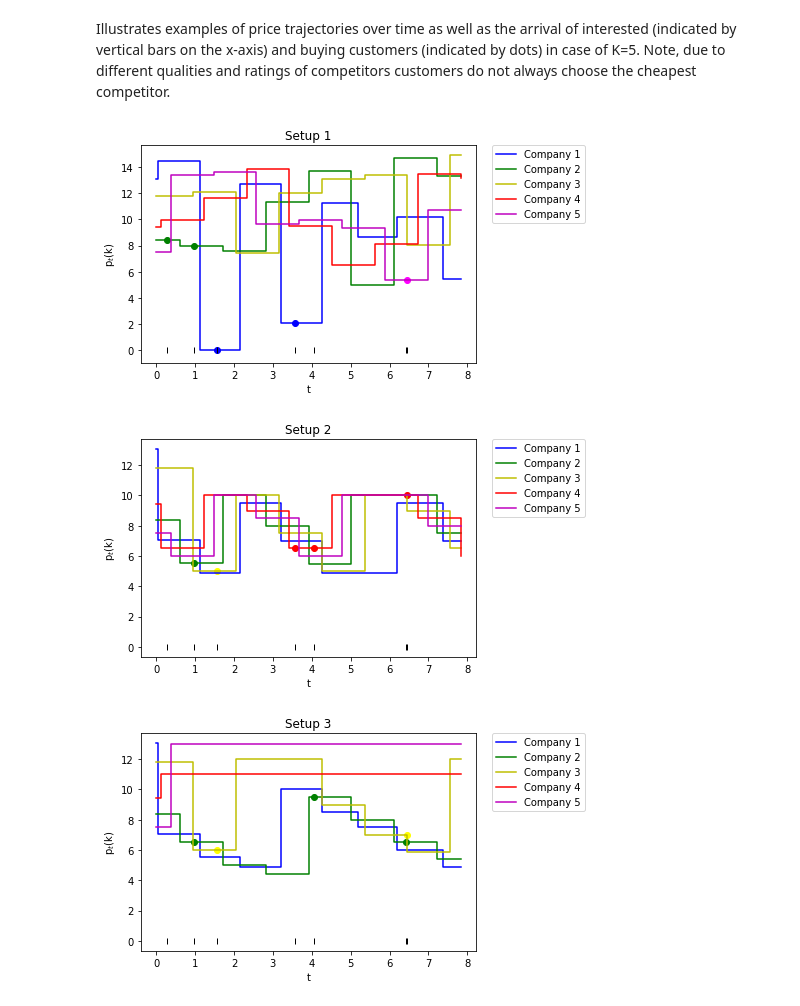
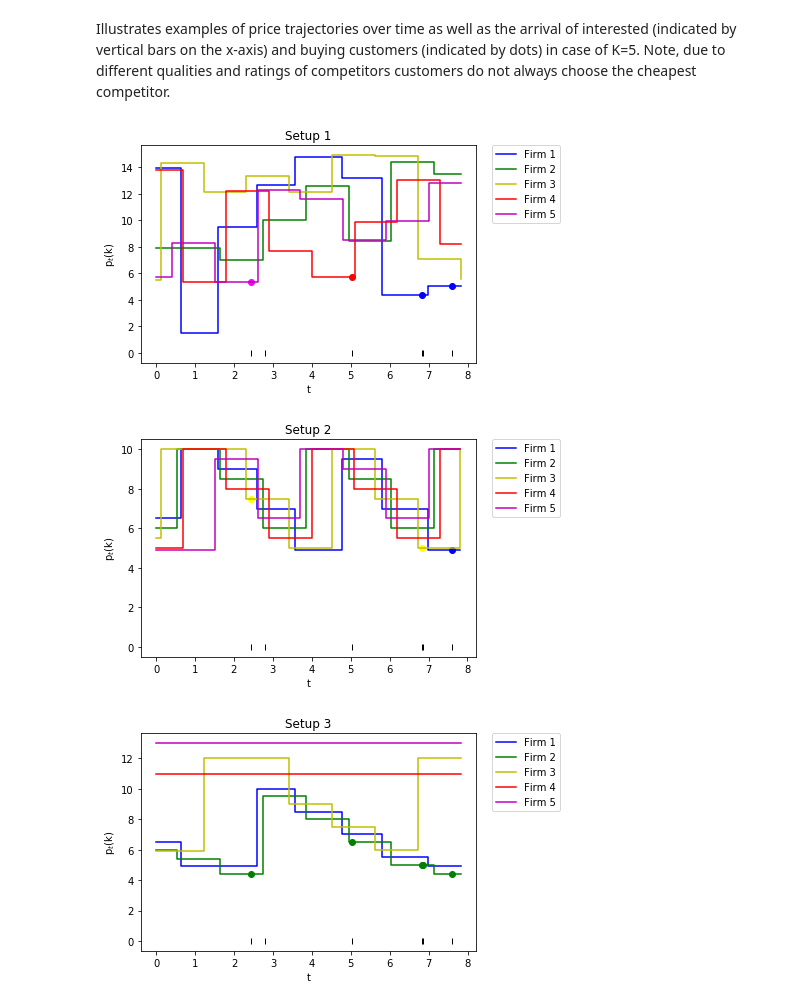
Before and after one commit to hpi-epic/pricing_competition_simulation, a Jupyter notebook: market_simulation.ipynb, the cells around one changed output. Saved outputs shown, nothing was run; the diff lists cells and outputs as text; code cells hidden in the pictures.

```diff
--- a/market_simulation.ipynb
+++ b/market_simulation.ipynb
@@ -36,6 +36,6 @@ random.seed(12530586)
 # %%
 pricesCompanies = np.array([[round(random.uniform(6,16),2) for _ in range(numberPlayers)]for _ in range(iterateDifferentStart)])
-qualityCompanies = np.array([[round(random.uniform(1,5)) for _ in range(numberPlayers)]for _ in range(iterateDifferentStart)])
+qualityCompanies = np.array([[round(random.uniform(0.5,5.5)) for _ in range(numberPlayers)]for _ in range(iterateDifferentStart)])
 ratingCompanies = np.array([[round(random.uniform(90,100),1) for _ in range(numberPlayers)]for _ in range(iterateDifferentStart)])
 # %%
 def calculateTimeOfAdjustmentsCompany(numberReactionEvent, company, timeBetweenMarketEvents, first_reaction):
@@ -133,6 +133,8 @@ def explanatoryVariables(d, s, explanatoryVariable, countAdjustment, strat):
 
 def calculatePrices(pricesCompaniesAdjustments, adjustingFirm, strategy):
     pricesCompaniesAdjustments = np.array(pricesCompaniesAdjustments)
+    for comp in range(numberPlayers):
+        pricesCompaniesAdjustments[0:, comp] = strategy[str(comp)](pricesCompaniesAdjustments[0],comp)
     for i in range(1,len(pricesCompaniesAdjustments)-1):
         pricesCompaniesAdjustments[i:,adjustingFirm[i]] = strategy[str(adjustingFirm[i])](pricesCompaniesAdjustments[i-1],adjustingFirm[i])
     pricesCompaniesAdjustments[len(pricesCompaniesAdjustments)-1] = pricesCompaniesAdjustments[len(pricesCompaniesAdjustments)-2]
@@ -193,31 +195,31 @@ Note, due to different qualities and ratings of competitors customers do not alw
 # %%
 last_time = 8
 adjustments = [t for t in range(numberPriceAdjustmentsBeforeHorizon[0,0]) if traject_out[0,0,0][t][0][1]<last_time]
 colors = ["blue","green","yellow","red","magenta"]
 companies = range(numberPlayers)
 arrivals = np.concatenate(np.array([arrival_out[0,0][t] for t in adjustments if arrival_out[0,0][t].size]).squeeze())
 if arrivals.ndim == 1:
     arrivals = (np.array([arrival_out[0,0][t] for t in adjustments if arrival_out[0,0][t].size]).squeeze())
 arrivals = np.array([arrival for arrival in arrivals if arrival[0]<last_time])
 for strat in range(len(strategies)):
-    plt.step([traject_out[strat,0,0][t][0][1] for t in adjustments], [traject_out[strat,0,0][t][0][0] for t in adjustments], 'b-', label='Company 1', where="post")
-    plt.step([traject_out[strat,0,0][t][0][1] for t in adjustments], [traject_out[strat,0,0][t][1][0] for t in adjustments], 'g-', label='Company 2', where="post")
-    plt.step([traject_out[strat,0,0][t][0][1] for t in adjustments], [traject_out[strat,0,0][t][2][0] for t in adjustments], 'y-', label='Company 3', where="post")
-    plt.step([traject_out[strat,0,0][t][0][1] for t in adjustments], [traject_out[strat,0,0][t][3][0] for t in adjustments], 'r-', label='Company 4', where="post")
-    plt.step([traject_out[strat,0,0][t][0][1] for t in adjustments], [traject_out[strat,0,0][t][4][0] for t in adjustments], 'm-', label='Company 5', where="post")
+    plt.step([traject_out[strat,0,0][t][0][1] for t in adjustments], [traject_out[strat,0,0][t][0][0] for t in adjustments], 'b-', label='Firm 1', where="post")
+    plt.step([traject_out[strat,0,0][t][0][1] for t in adjustments], [traject_out[strat,0,0][t][1][0] for t in adjustments], 'g-', label='Firm 2', where="post")
+    plt.step([traject_out[strat,0,0][t][0][1] for t in adjustments], [traject_out[strat,0,0][t][2][0] for t in adjustments], 'y-', label='Firm 3', where="post")
+    plt.step([traject_out[strat,0,0][t][0][1] for t in adjustments], [traject_out[strat,0,0][t][3][0] for t in adjustments], 'r-', label='Firm 4', where="post")
+    plt.step([traject_out[strat,0,0][t][0][1] for t in adjustments], [traject_out[strat,0,0][t][4][0] for t in adjustments], 'm-', label='Firm 5', where="post")
     plt.legend(bbox_to_anchor=(1.05, 1), loc=2, borderaxespad=0.)
     buying_data = np.concatenate([x for x in [buying_out[strat,0,0][t] for t in adjustments] if x != []])
     buying_data = np.array([buying for buying in buying_data if buying[0]<last_time])
     for color, company in zip(colors, companies):
         buying_data_comp = np.array([buying_data[x] for x in range(len(buying_data)) if buying_data[x,3]==company])
         if len(buying_data_comp>0):
             plt.scatter(buying_data_comp[:,0] ,buying_data_comp[:,1], c = color)
     plt.plot(arrivals[:,0],[0 for _ in arrivals[:,0]],'k|')
     plt.xlabel('t')
     plt.ylabel('p$_t$(k)')
     plt.title('Setup {}'.format(strat+1))
     plt.show()
 # %% [output]
-[figure, old version]
+[figure, new version]
-[figure, old version]
+[figure, new version]
-[figure, old version]
+[figure, new version]
```
Also changed, not shown: parts of 2 cells of this notebook, 1 other file.
